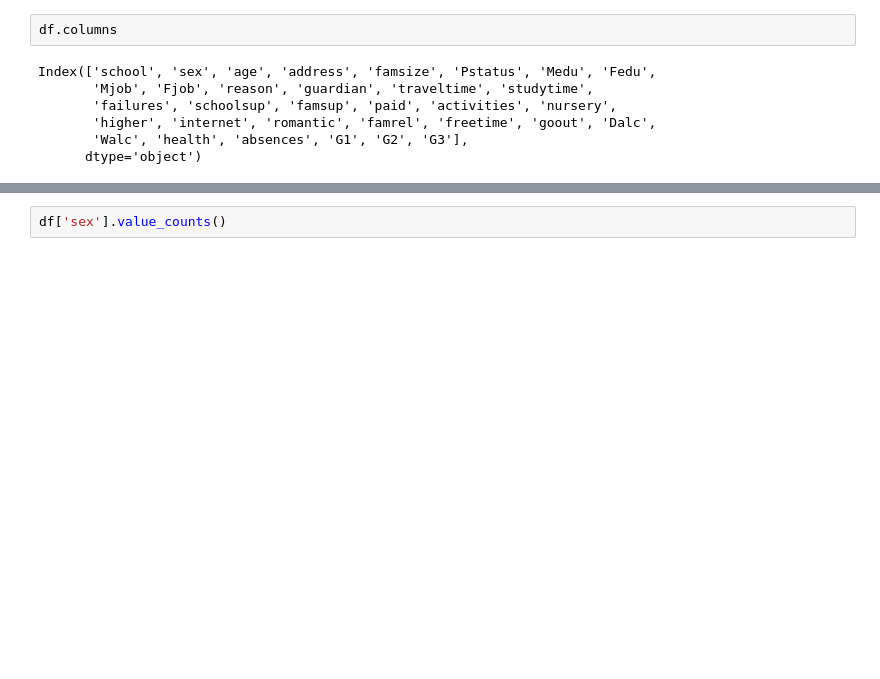
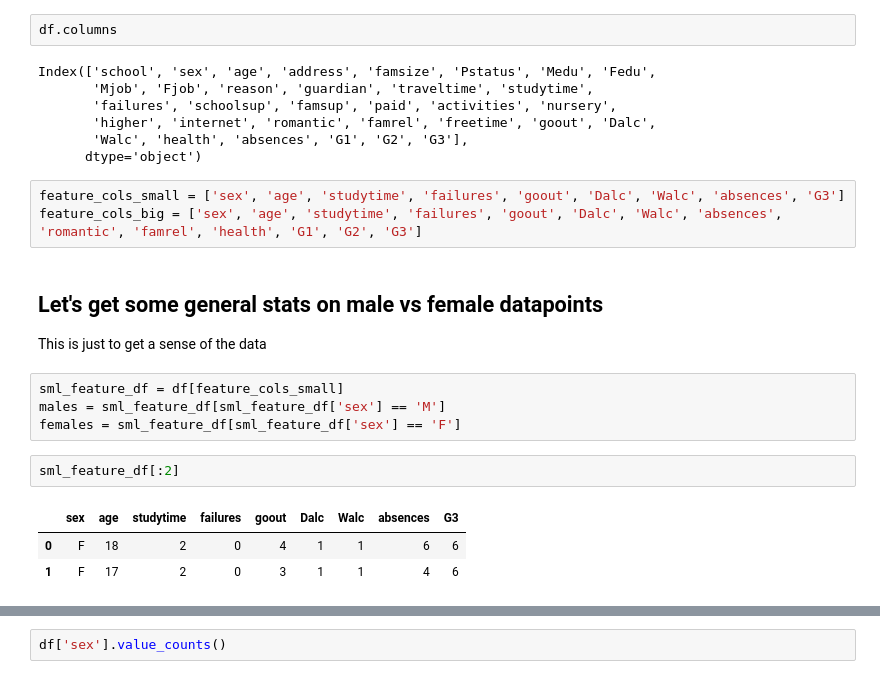
Before and after one commit to APNovichkov/python-ml, a Jupyter notebook: final-project/final-project.ipynb, the cells around one changed output, grey strips where cells are left out. Cells and saved outputs as stored; diff of their text form; blank space fills up the shorter version.

```diff
--- a/final-project/final-project.ipynb
+++ b/final-project/final-project.ipynb
@@ -41,3 +43,19 @@ Index(['school', 'sex', 'age', 'address', 'famsize', 'Pstatus', 'Medu', 'Fedu',
        'higher', 'internet', 'romantic', 'famrel', 'freetime', 'goout', 'Dalc',
        'Walc', 'health', 'absences', 'G1', 'G2', 'G3'],
       dtype='object')
+# %%
+feature_cols_small = ['sex', 'age', 'studytime', 'failures', 'goout', 'Dalc', 'Walc', 'absences', 'G3']
+feature_cols_big = ['sex', 'age', 'studytime', 'failures', 'goout', 'Dalc', 'Walc', 'absences', 'romantic', 'famrel', 'health', 'G1', 'G2', 'G3']
+# %% [markdown]
+## Let's get some general stats on male vs female datapoints
+This is just to get a sense of the data
+# %%
+sml_feature_df = df[feature_cols_small]
+males = sml_feature_df[sml_feature_df['sex'] == 'M']
+females = sml_feature_df[sml_feature_df['sex'] == 'F']
+# %%
+sml_feature_df[:2]
+# %% [output]
+|  | sex | age | studytime | failures | goout | Dalc | Walc | absences | G3 |
+| 0 | F | 18 | 2 | 0 | 4 | 1 | 1 | 6 | 6 |
+| 1 | F | 17 | 2 | 0 | 3 | 1 | 1 | 4 | 6 |
```
Also changed, not shown: parts of 46 cells of this notebook.
